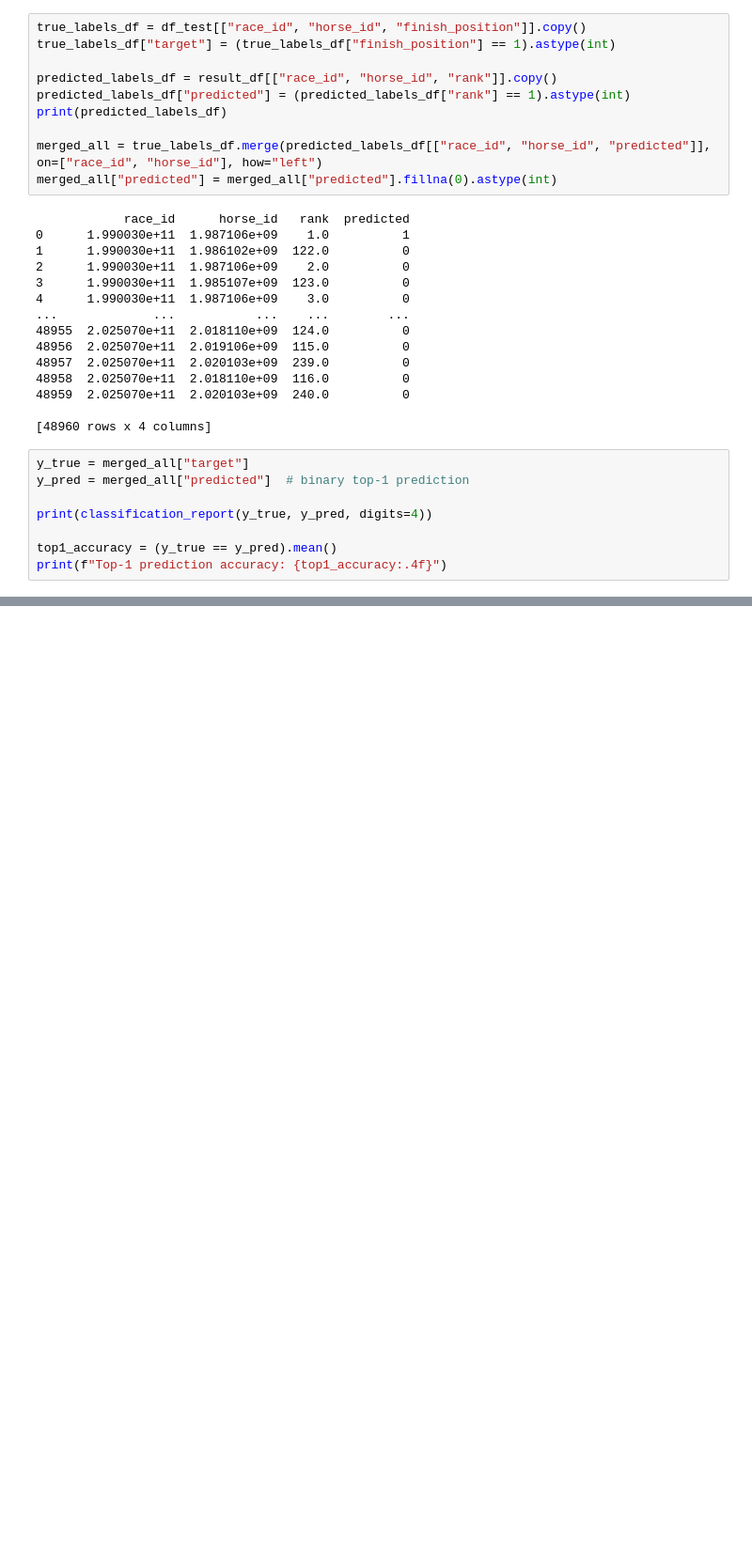
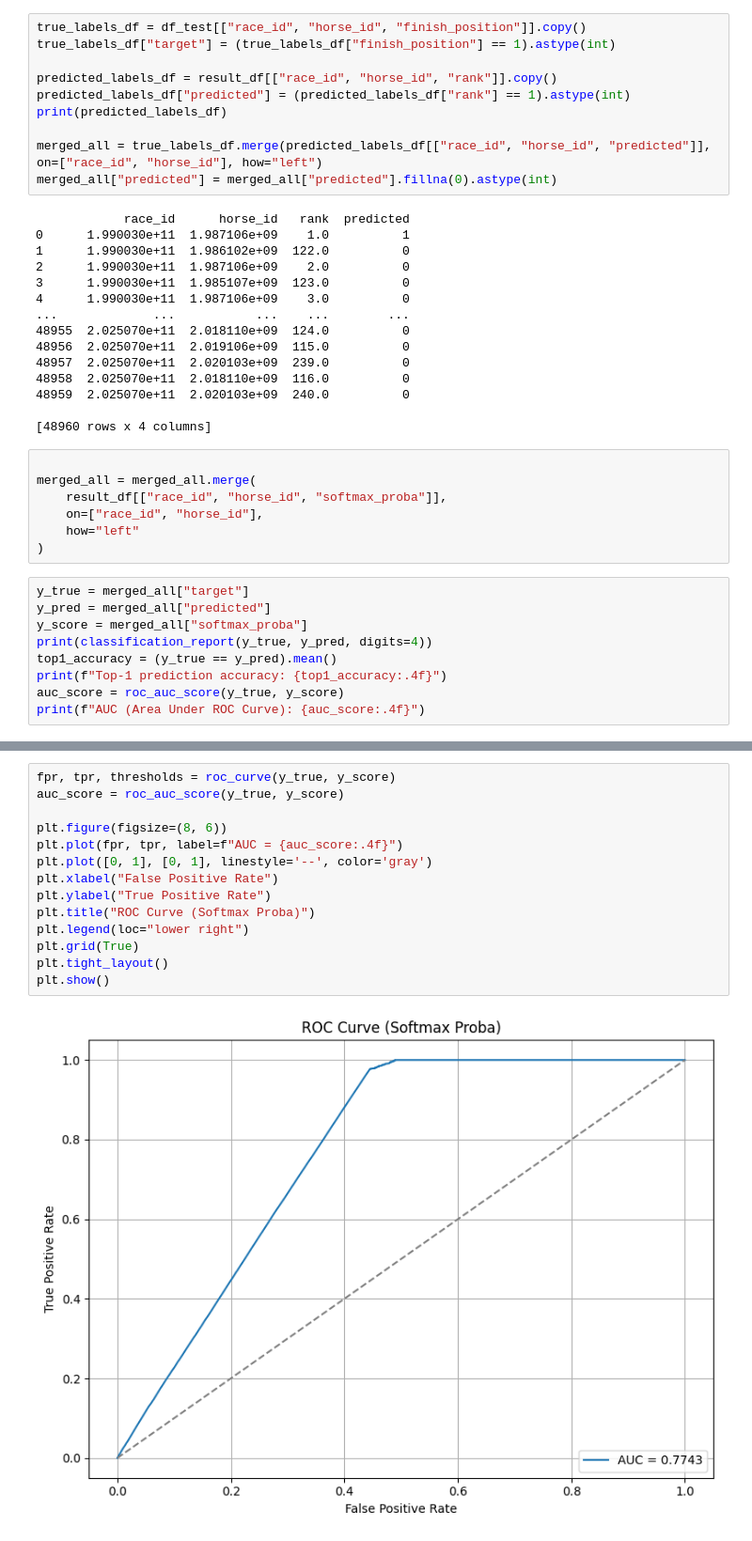
Before and after one commit to waipingng/ML-course-fp, a Jupyter notebook: models/lightgbm_diff_pairwise.ipynb, the cells around one changed output, grey strips where cells are left out. Shown at 94% size. Saved outputs shown, nothing was run; the diff lists cells and outputs as text; blank space fills up the shorter version.

Commit message:
add auc score and roc curve for LightGBMClassifier model

```diff
--- a/models/lightgbm_diff_pairwise.ipynb
+++ b/models/lightgbm_diff_pairwise.ipynb
@@ -119,14 +120,22 @@ merged_all["predicted"] = merged_all["predicted"].fillna(0).astype(int)
 48959  2.025070e+11  2.020103e+09  240.0          0
 
 [48960 rows x 4 columns]
+# %%
+
+merged_all = merged_all.merge(
+    result_df[["race_id", "horse_id", "softmax_proba"]],
+    on=["race_id", "horse_id"],
+    how="left"
+)
 # %%
 y_true = merged_all["target"]
-y_pred = merged_all["predicted"]  # binary top-1 prediction
-
+y_pred = merged_all["predicted"]
+y_score = merged_all["softmax_proba"]
 print(classification_report(y_true, y_pred, digits=4))
-
 top1_accuracy = (y_true == y_pred).mean()
 print(f"Top-1 prediction accuracy: {top1_accuracy:.4f}")
+auc_score = roc_auc_score(y_true, y_score)
+print(f"AUC (Area Under ROC Curve): {auc_score:.4f}")
 # %% [output]
               precision    recall  f1-score   support
 
@@ -140,0 +151,16 @@ Top-1 prediction accuracy: 0.9417
+# %%
+fpr, tpr, thresholds = roc_curve(y_true, y_score)
+auc_score = roc_auc_score(y_true, y_score)
+
+plt.figure(figsize=(8, 6))
+plt.plot(fpr, tpr, label=f"AUC = {auc_score:.4f}")
+plt.plot([0, 1], [0, 1], linestyle='--', color='gray')
+plt.xlabel("False Positive Rate")
+plt.ylabel("True Positive Rate")
+plt.title("ROC Curve (Softmax Proba)")
+plt.legend(loc="lower right")
+plt.grid(True)
+plt.tight_layout()
+plt.show()
+# %% [output]
+[figure, added]
```
Also changed, not shown: parts of 3 cells of this notebook.
